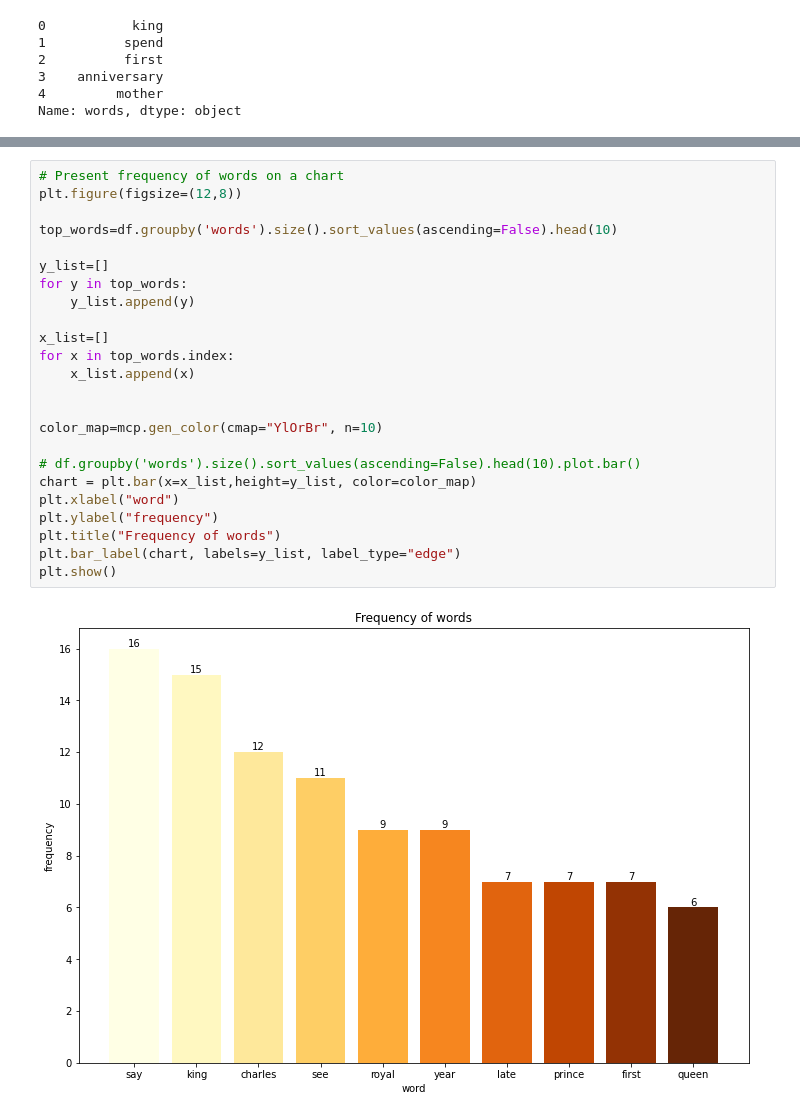
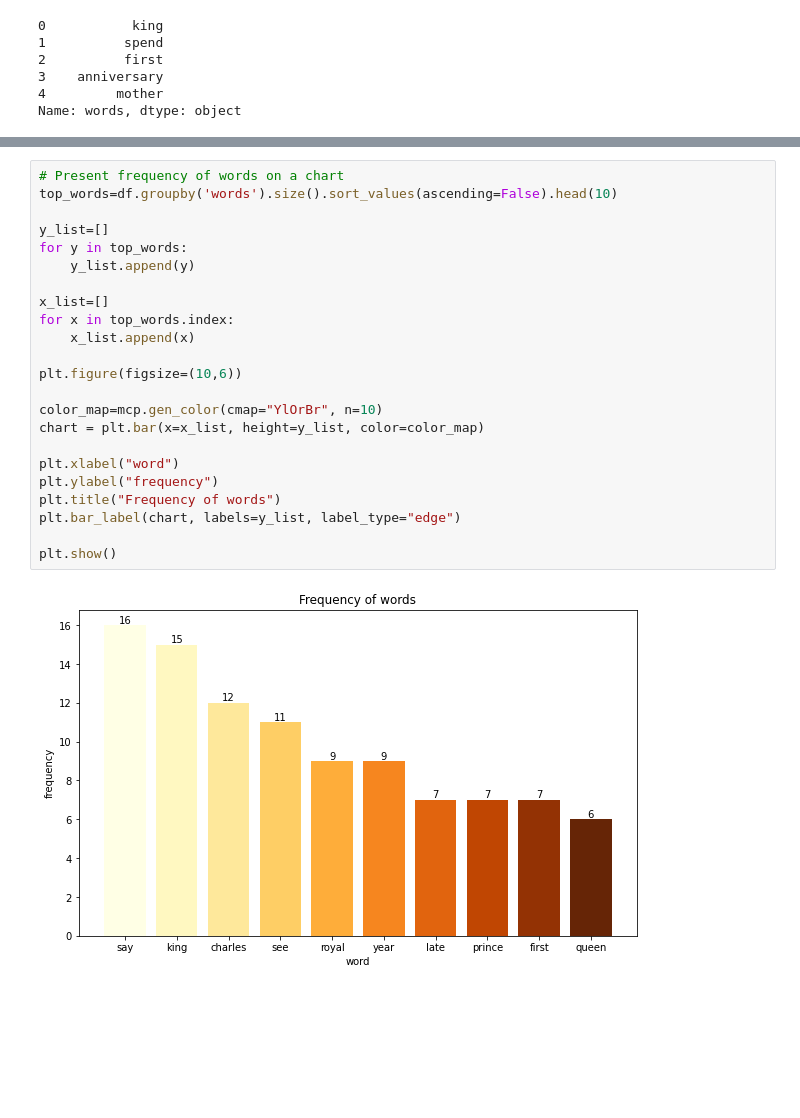
Before and after one commit to sylwianna/Article_Analyzer_NLP, a Jupyter notebook: analyze_article.ipynb, the cells around one changed output, grey strips where cells are left out. Saved outputs shown, nothing was run; the diff lists cells and outputs as text; blank space fills up the shorter version.

```diff
--- a/analyze_article.ipynb
+++ b/analyze_article.ipynb
@@ -159,28 +162,27 @@ one           4
 Name: count, dtype: int64
 # %%
 # Present frequency of words on a chart
-plt.figure(figsize=(12,8))
-
 top_words=df.groupby('words').size().sort_values(ascending=False).head(10)
 
 y_list=[]
 for y in top_words:
     y_list.append(y)
 
 x_list=[]
 for x in top_words.index:
     x_list.append(x)
 
+plt.figure(figsize=(10,6))
 
 color_map=mcp.gen_color(cmap="YlOrBr", n=10)
+chart = plt.bar(x=x_list, height=y_list, color=color_map)
 
-# df.groupby('words').size().sort_values(ascending=False).head(10).plot.bar()
-chart = plt.bar(x=x_list,height=y_list, color=color_map)
 plt.xlabel("word")
 plt.ylabel("frequency")
 plt.title("Frequency of words")
 plt.bar_label(chart, labels=y_list, label_type="edge")
+
 plt.show()
 # %% [output]
-[figure, old version]
+[figure, new version]
 # %%
```
Also changed, not shown: parts of 13 cells of this notebook, 3 other files.
